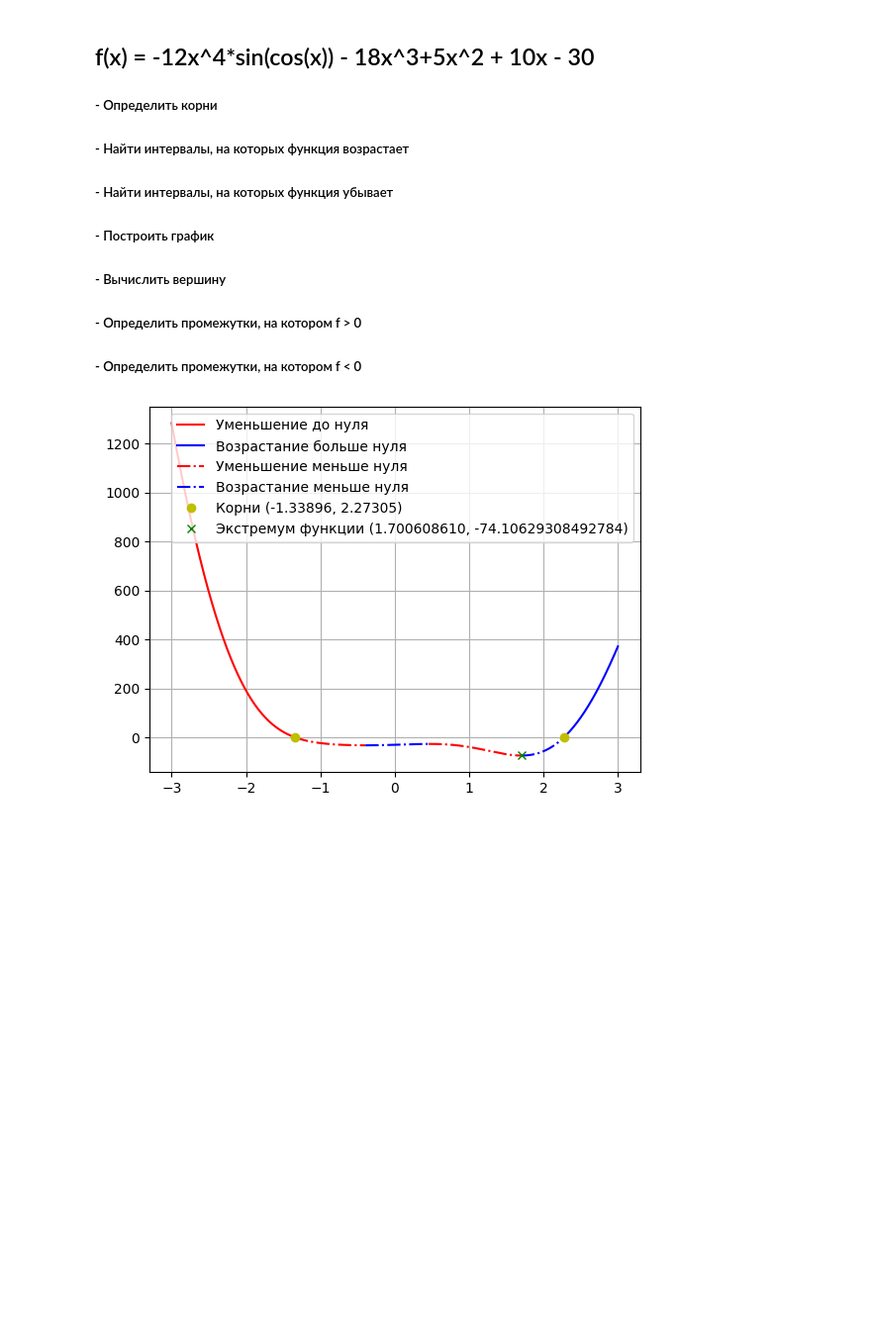
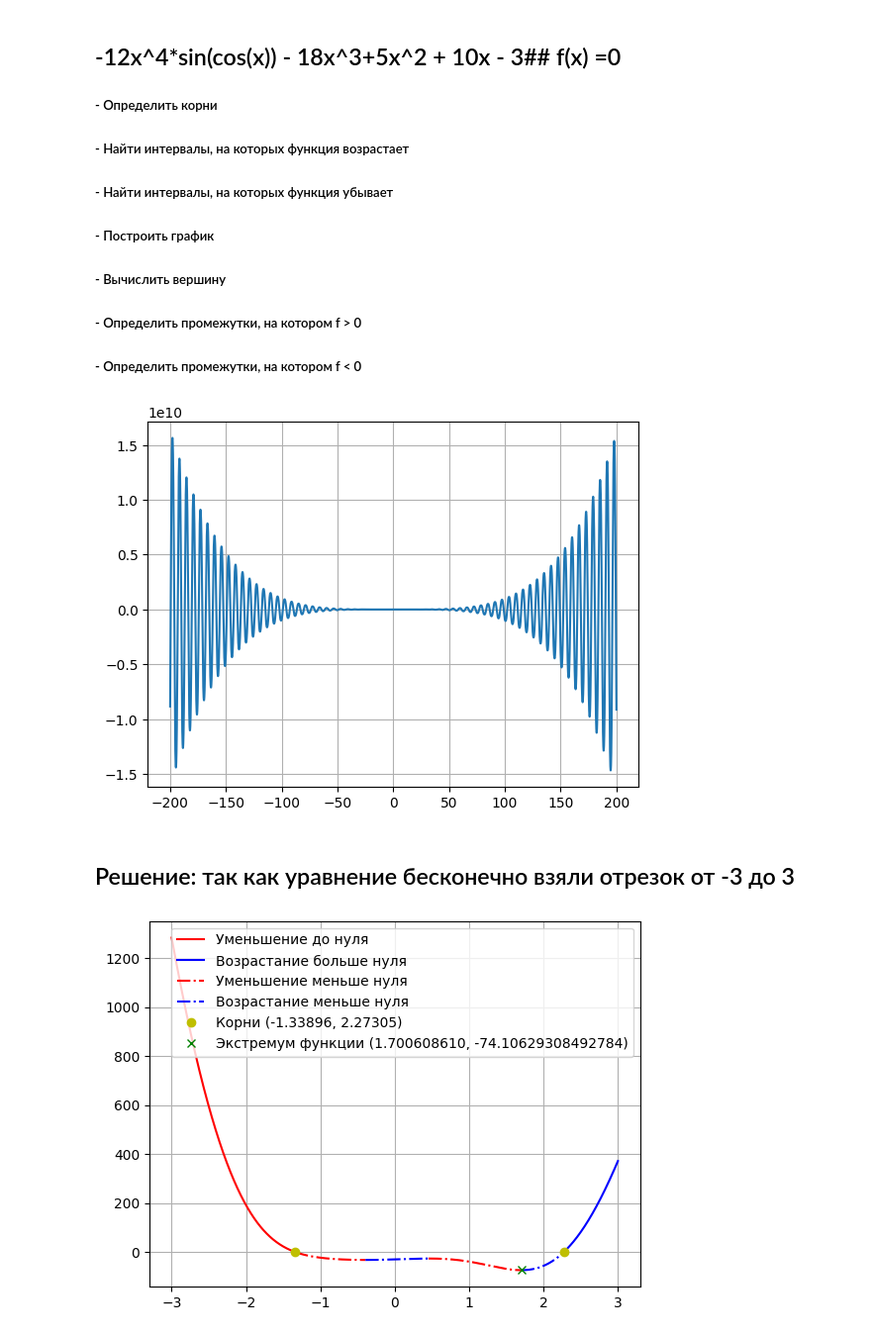
Before and after one commit to SergeiSlobodchikov/seminar_11, a Jupyter notebook: home_work_11.ipynb, the cells around one changed output. Shown: that part at 99% size. Drawn from its saved outputs; the diff is of its cells as text; code cells hidden in the pictures; blank space fills up the shorter version.

```diff
--- a/home_work_11.ipynb
+++ b/home_work_11.ipynb
@@ -1,5 +1,5 @@
 # %% [markdown]
-## f(x) = -12x^4*sin(cos(x)) - 18x^3+5x^2 + 10x - 30
+ ## -12x^4*sin(cos(x)) - 18x^3+5x^2 + 10x - 3## f(x) =0
 
 ##### - Определить корни
 ##### - Найти интервалы, на которых функция возрастает
@@ -14,13 +14,18 @@ import  matplotlib.pyplot as plt
 # %%
 a, b, c, d, e = -12, -18, 5, 10, -30
 
 
 def func(x):
     return a * x ** 4 * np.sin(np.cos(x)) + b * x ** 3 + c * x ** 2 + d * x + e
 
 
-limit = 3
-step = 0.00001
+limit = 200
+step = 0.0001
 x = np.arange(-limit, limit, step)
-
-min_y = min(func(x))
+plt.plot(x, func(x), step)
+plt.grid()
+plt.show()
+# %% [output]
+[figure, added]
+# %% [markdown]
+## Решение: так как уравнение бесконечно  взяли отрезок от -3 до 3
```
Also changed, not shown: parts of 2 cells of this notebook.
